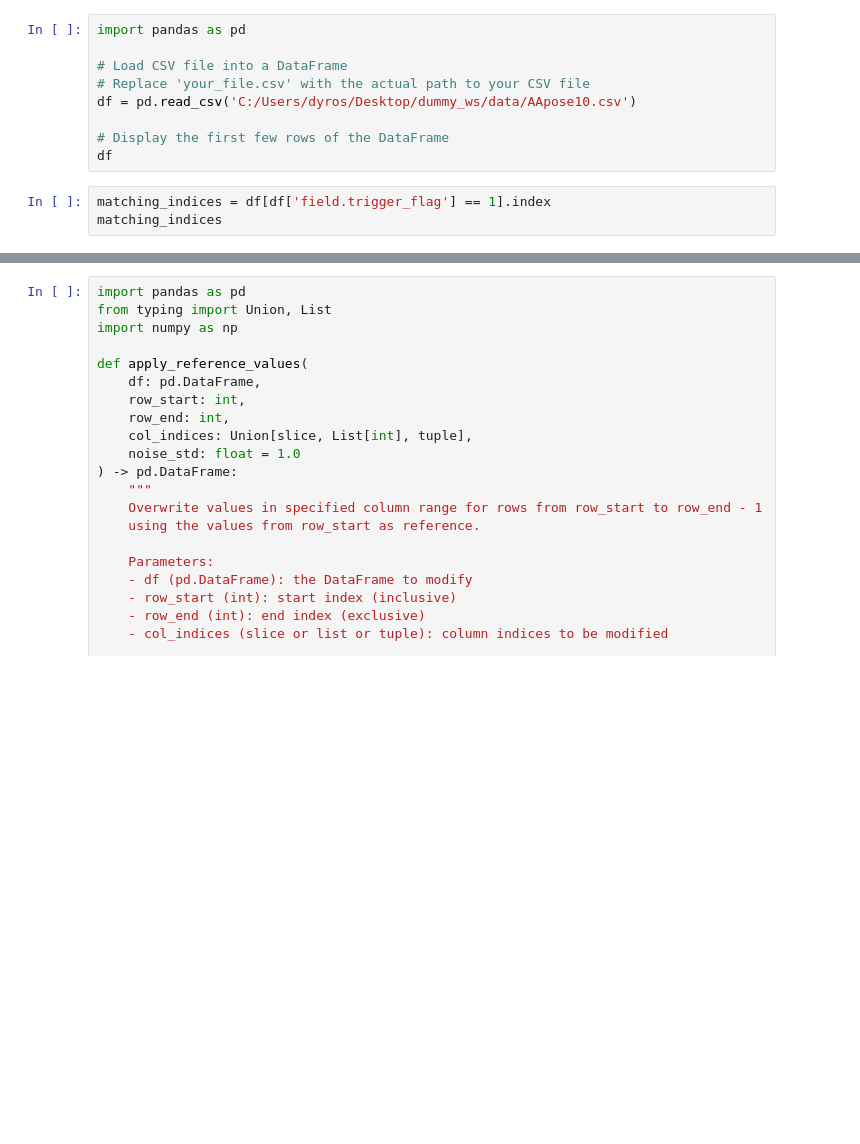
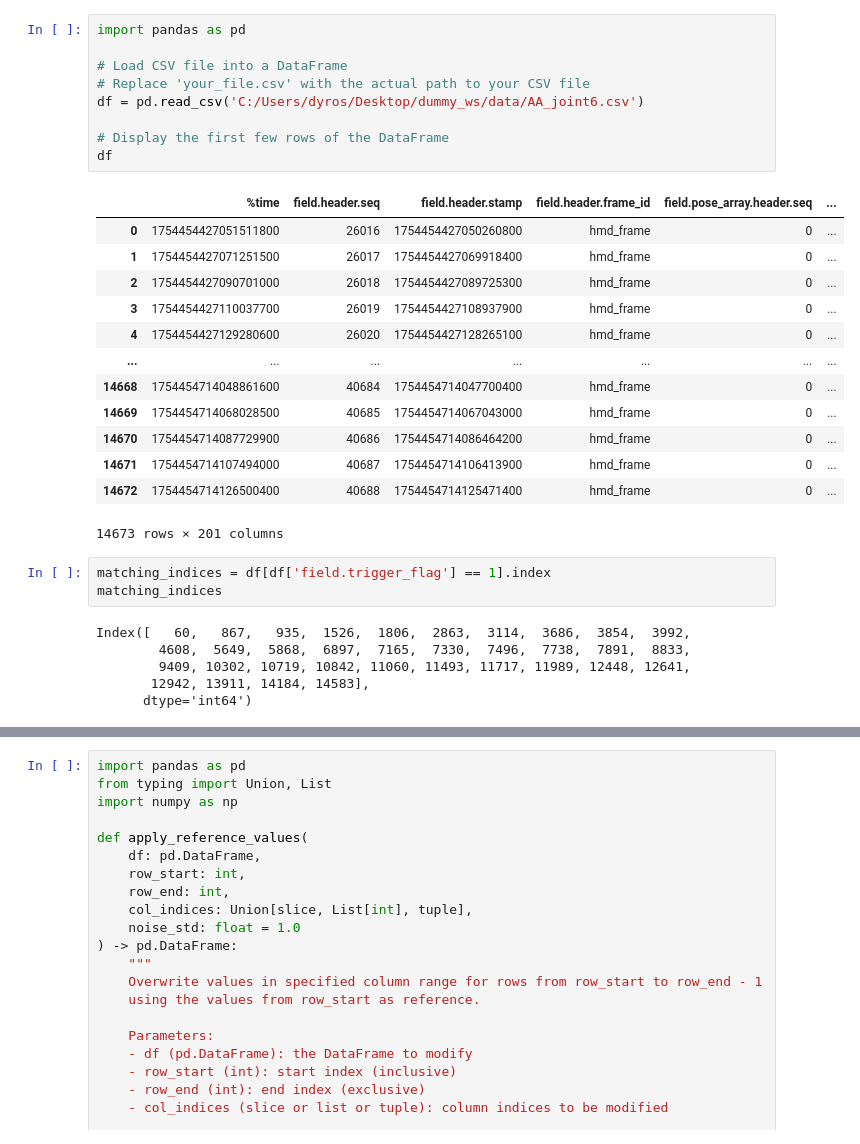
Before and after one commit to jhri626/Hand_Tracking, a Jupyter notebook: model/data_preprocess.ipynb, the cells around one changed output, grey strips where cells are left out. Drawn from its saved outputs; the diff is of its cells as text; blank space fills up the shorter version.

```diff
--- a/model/data_preprocess.ipynb
+++ b/model/data_preprocess.ipynb
@@ -1,15 +1,35 @@
 # %%
 import pandas as pd
 
 # Load CSV file into a DataFrame
 # Replace 'your_file.csv' with the actual path to your CSV file
-df = pd.read_csv('C:/Users/dyros/Desktop/dummy_ws/data/AApose10.csv')
+df = pd.read_csv('C:/Users/dyros/Desktop/dummy_ws/data/AA_joint6.csv')
 
 # Display the first few rows of the DataFrame
 df
+# %% [output]
+|  | %time | field.header.seq | field.header.stamp | field.header.frame_id | field.pose_array.header.seq | ... |
+| 0 | 1754454427051511800 | 26016 | 1754454427050260800 | hmd_frame | 0 | ... |
+| 1 | 1754454427071251500 | 26017 | 1754454427069918400 | hmd_frame | 0 | ... |
+| 2 | 1754454427090701000 | 26018 | 1754454427089725300 | hmd_frame | 0 | ... |
+| 3 | 1754454427110037700 | 26019 | 1754454427108937900 | hmd_frame | 0 | ... |
+| 4 | 1754454427129280600 | 26020 | 1754454427128265100 | hmd_frame | 0 | ... |
+| ... | ... | ... | ... | ... | ... | ... |
+| 14668 | 1754454714048861600 | 40684 | 1754454714047700400 | hmd_frame | 0 | ... |
+| 14669 | 1754454714068028500 | 40685 | 1754454714067043000 | hmd_frame | 0 | ... |
+| 14670 | 1754454714087729900 | 40686 | 1754454714086464200 | hmd_frame | 0 | ... |
+| 14671 | 1754454714107494000 | 40687 | 1754454714106413900 | hmd_frame | 0 | ... |
+| 14672 | 1754454714126500400 | 40688 | 1754454714125471400 | hmd_frame | 0 | ... |
+14673 rows × 201 columns
 # %%
 matching_indices = df[df['field.trigger_flag'] == 1].index
 matching_indices
+# %% [output]
+Index([   60,   867,   935,  1526,  1806,  2863,  3114,  3686,  3854,  3992,
+        4608,  5649,  5868,  6897,  7165,  7330,  7496,  7738,  7891,  8833,
+        9409, 10302, 10719, 10842, 11060, 11493, 11717, 11989, 12448, 12641,
+       12942, 13911, 14184, 14583],
+      dtype='int64')
 # %%
 
 columns_to_drop = df.columns[0:7]
```
Also changed, not shown: parts of 16 cells of this notebook, 12 other files.
